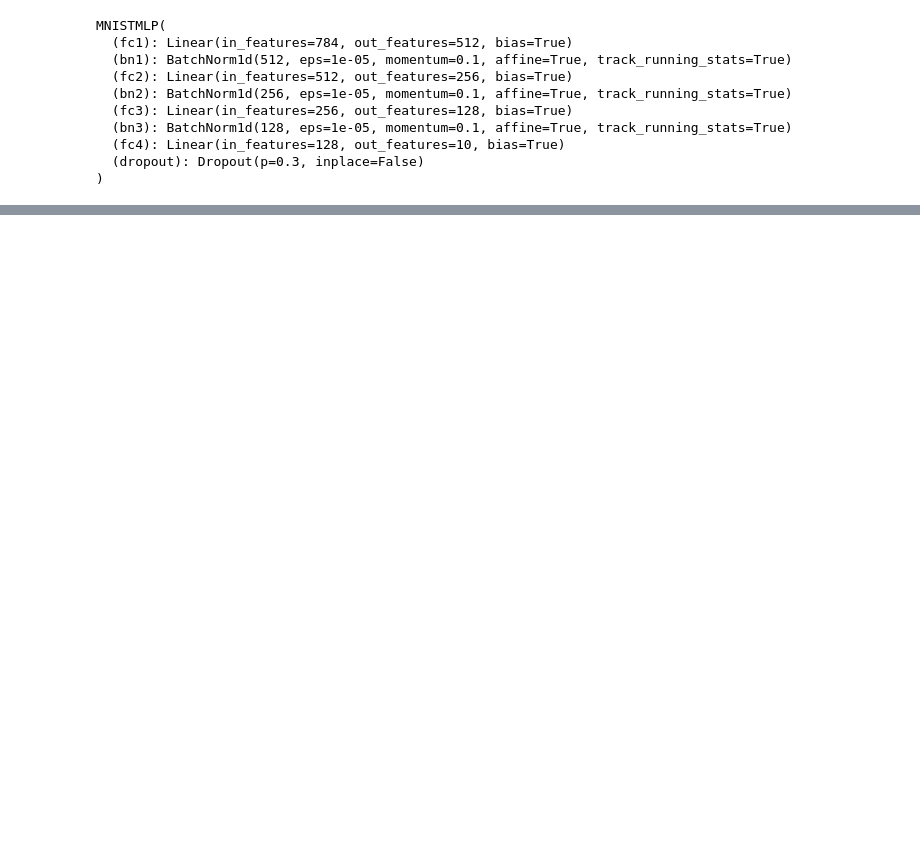
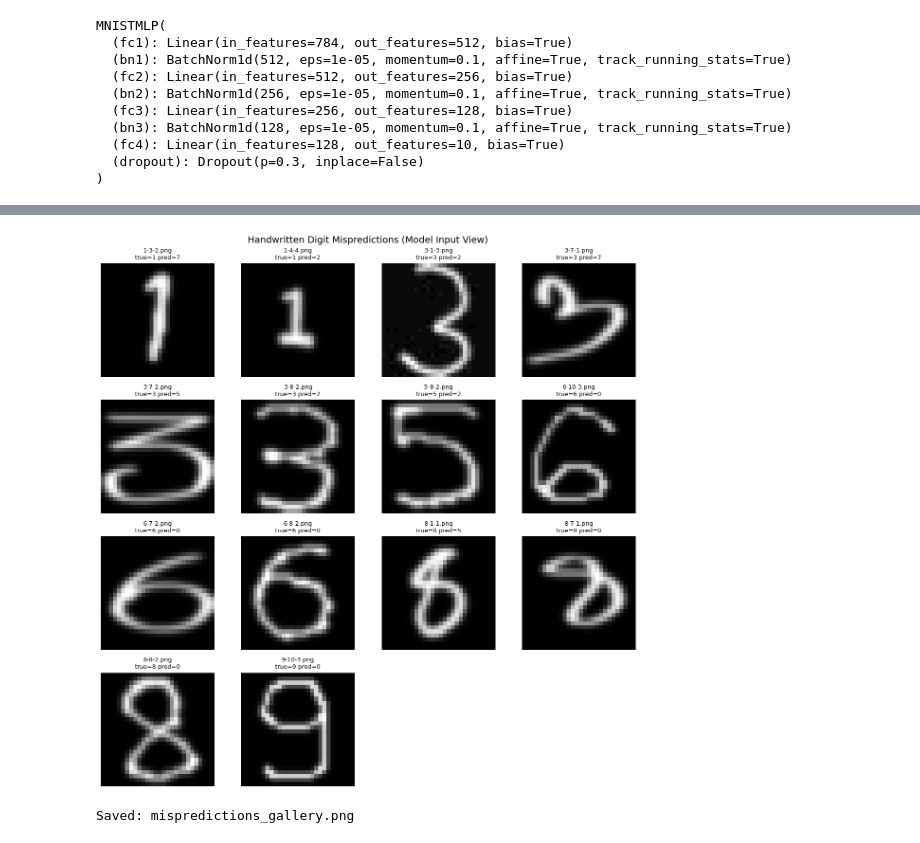
Before and after one commit to HarshTheSharma/Final580, a Jupyter notebook: model.ipynb, the cells around one changed output, grey strips where cells are left out. Drawn from its saved outputs; the diff is of its cells as text; code cells hidden in the pictures; blank space fills up the shorter version.

```diff
--- a/model.ipynb
+++ b/model.ipynb
@@ -589,0 +603,61 @@ Handwritten Digits mispredictions: 16 / 330
+# %%
+import os, math
+import numpy as np
+import matplotlib.pyplot as plt
+from PIL import Image
+
+MISSES = [
+    ("./digits/1-3-2.png", 1, 7),
+    ("./digits/1-4-4.png", 1, 2),
+    ("./digits/3-1-3.png", 3, 2),
+    ("./digits/3-7-1.png", 3, 7),
+    ("./digits/3-7-2.png", 3, 5),
+    ("./digits/3-8-2.png", 3, 2),
+    ("./digits/5-8-2.png", 5, 2),
+    ("./digits/6-10-3.png", 6, 0),
+    ("./digits/6-7-2.png", 6, 0),
+    ("./digits/6-8-2.png", 6, 0),
+    ("./digits/8-1-1.png", 8, 5),
+    ("./digits/8-7-1.png", 8, 0),
+    ("./digits/8-8-2.png", 8, 0),
+    ("./digits/9-10-3.png", 9, 0),
+]
+
+def _tensor_to_display_uint8(x):
+    x = x.detach().cpu()
+    x = (x * 0.5 + 0.5).clamp(0, 1)  # de-normalize
+    return (x.squeeze().numpy() * 255).astype(np.uint8)
+
+def MakeMispredictionGallery(misses, out_path="mispredictions_gallery.png", cols=4, dpi=300):
+    n = len(misses)
+    rows = math.ceil(n / cols)
+    plt.figure(figsize=(cols * 3.0, rows * 3.0))
+
+    for i, (path, y_true, y_pred) in enumerate(misses, start=1):
+        ax = plt.subplot(rows, cols, i)
+
+        if not os.path.exists(path):
+            ax.set_title(f"Missing:\n{os.path.basename(path)}", fontsize=9)
+            ax.axis("off")
+            continue
+
+        img = Image.open(path).convert("RGB")
+        img = ColorStretch(img)
+        img = img.resize((28, 28))
+        x = transform(img)
+        disp = _tensor_to_display_uint8(x)
+
+        ax.imshow(disp, cmap="gray", vmin=0, vmax=255)
+        ax.set_title(f"{os.path.basename(path)}\ntrue={y_true} pred={y_pred}", fontsize=9)
+        ax.axis("off")
+
+    plt.suptitle("Handwritten Digit Mispredictions (Model Input View)", fontsize=14)
+    plt.tight_layout()
+    plt.savefig(out_path, dpi=dpi, bbox_inches="tight")
+    plt.show()
+    print("Saved:", out_path)
+
+MakeMispredictionGallery(MISSES, out_path="mispredictions_gallery.png", cols=4, dpi=300)
+# %% [output]
+[figure, added]
+Saved: mispredictions_gallery.png
```
Also changed, not shown: parts of 5 cells of this notebook, 2 other files.
